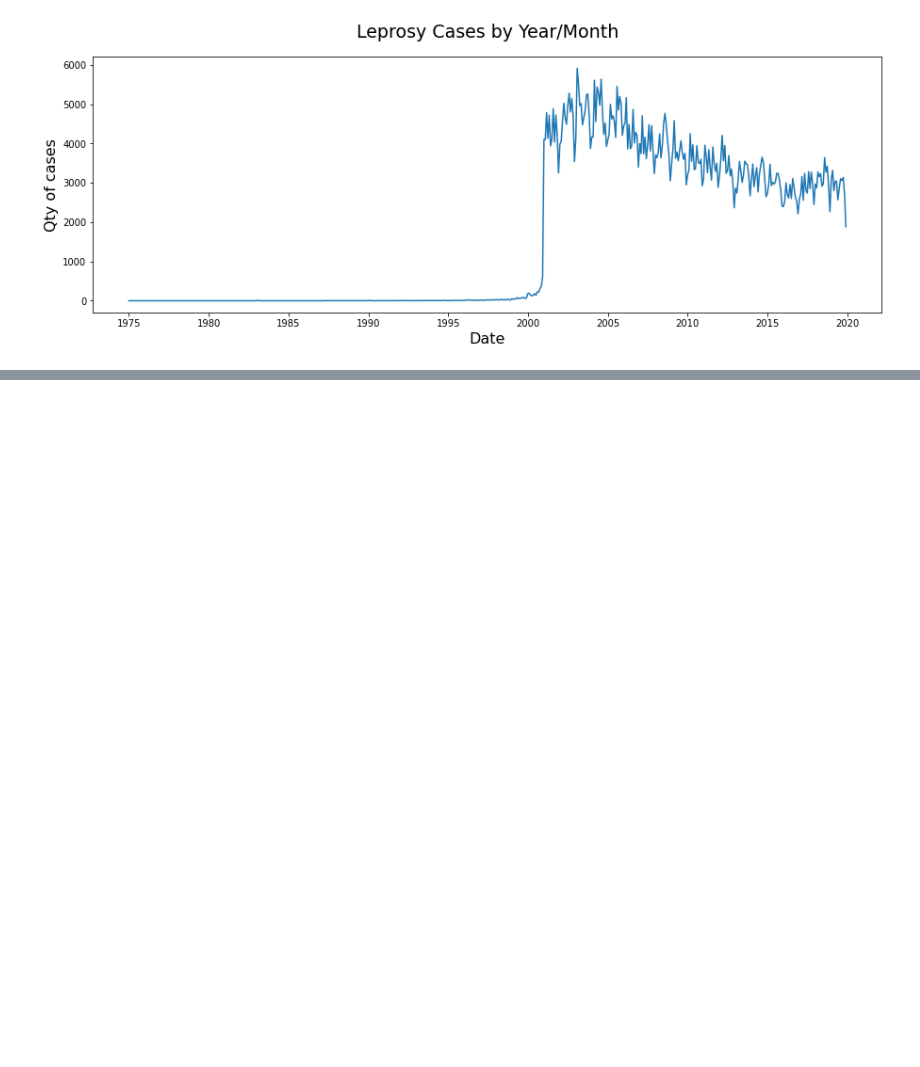
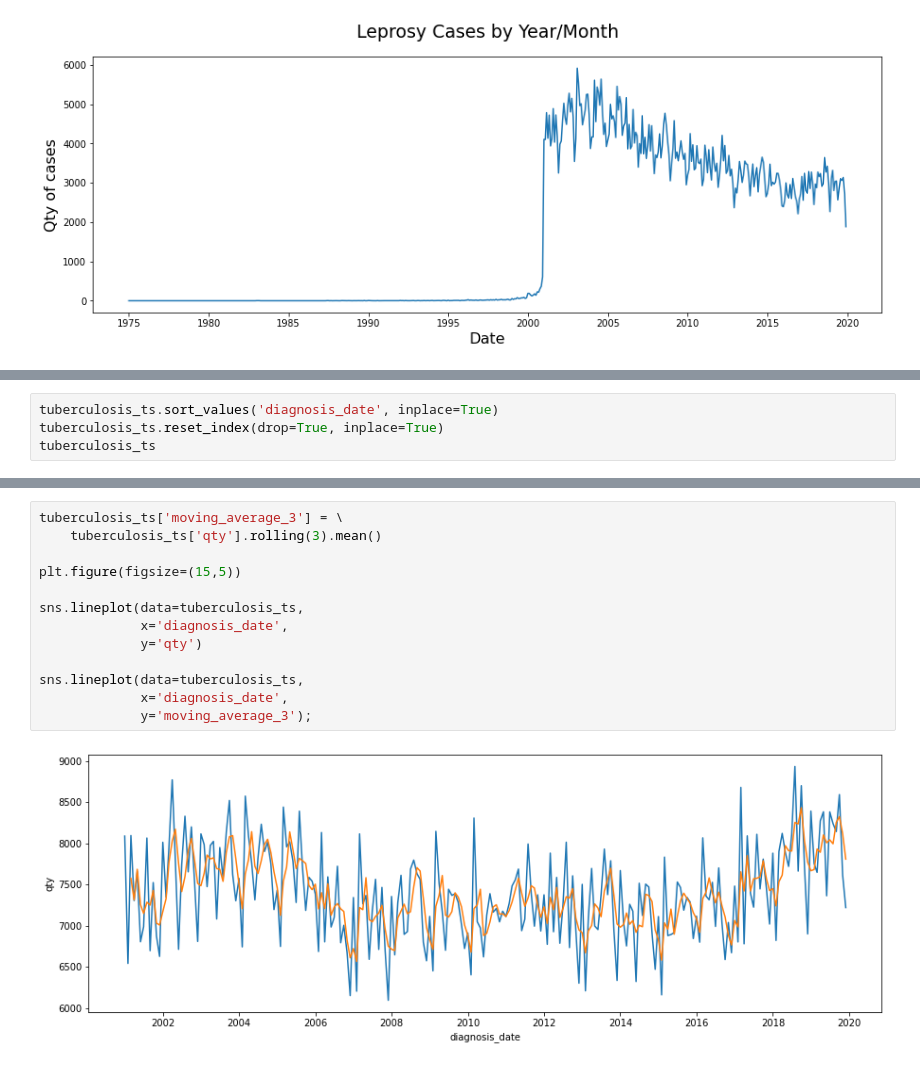
Before and after one commit to gabrielatrindade/alura-bootcamp, a Jupyter notebook: module4/lessons/tuberculosis_br.ipynb, the cells around one changed output, grey strips where cells are left out. Cells and saved outputs as stored; diff of their text form; blank space fills up the shorter version.

```diff
--- a/module4/lessons/tuberculosis_br.ipynb
+++ b/module4/lessons/tuberculosis_br.ipynb
@@ -410,0 +502,4 @@ plt.title('Leprosy Cases by Year/Month', fontsize=19, pad=20);
+# %%
+tuberculosis_ts.sort_values('diagnosis_date', inplace=True)
+tuberculosis_ts.reset_index(drop=True, inplace=True)
+tuberculosis_ts
@@ -410,0 +520,15 @@ plt.title('Leprosy Cases by Year/Month', fontsize=19, pad=20);
+# %%
+tuberculosis_ts['moving_average_3'] = \
+    tuberculosis_ts['qty'].rolling(3).mean()
+
+plt.figure(figsize=(15,5))
+
+sns.lineplot(data=tuberculosis_ts,
+             x='diagnosis_date',
+             y='qty')
+
+sns.lineplot(data=tuberculosis_ts,
+             x='diagnosis_date',
+             y='moving_average_3');
+# %% [output]
+[figure, added]
```
Also changed, not shown: parts of 38 cells of this notebook.
